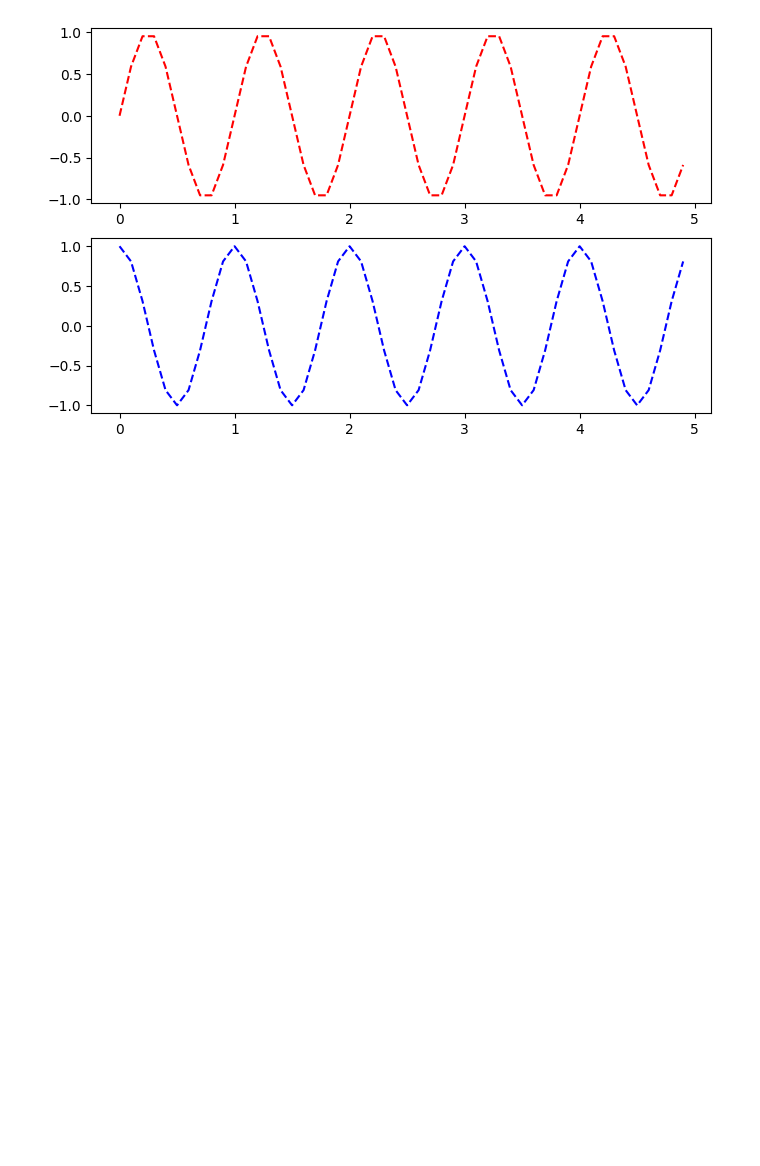
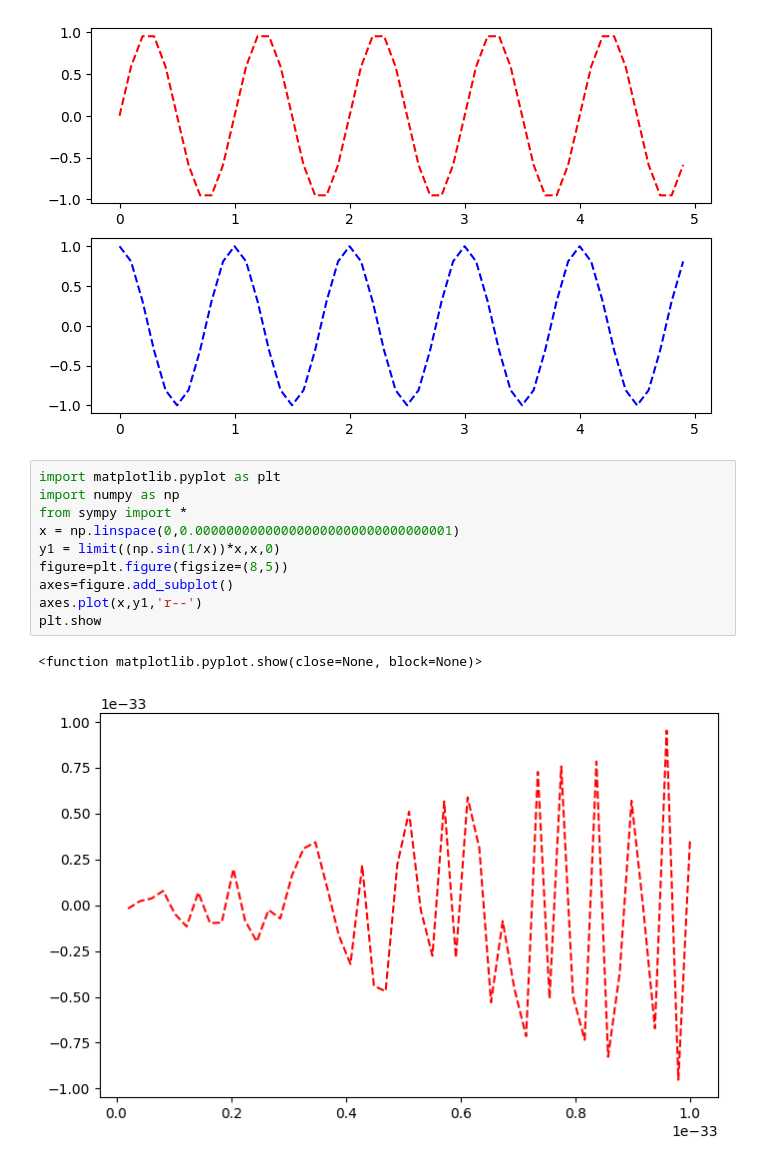
Before and after one commit to harrison012/20230723__Sunday, a Jupyter notebook: lesson15_2.ipynb, the cells around one changed output. Drawn from its saved outputs; the diff is of its cells as text; blank space fills up the shorter version.

```diff
--- a/lesson15_2.ipynb
+++ b/lesson15_2.ipynb
@@ -181,3 +181,16 @@ axes2.plot(t,y2,'b--')
 plt.show()
 # %% [output]
 [figure]
+# %%
+import matplotlib.pyplot as plt
+import numpy as np
+from sympy import *
+x = np.linspace(0,0.000000000000000000000000000000001)
+y1 = limit((np.sin(1/x))*x,x,0)
+figure=plt.figure(figsize=(8,5))
+axes=figure.add_subplot()
+axes.plot(x,y1,'r--')
+plt.show
+# %% [output]
+<function matplotlib.pyplot.show(close=None, block=None)>
+[figure, added]
```
Also changed, not shown: parts of 1 cell of this notebook, 4 other files.
